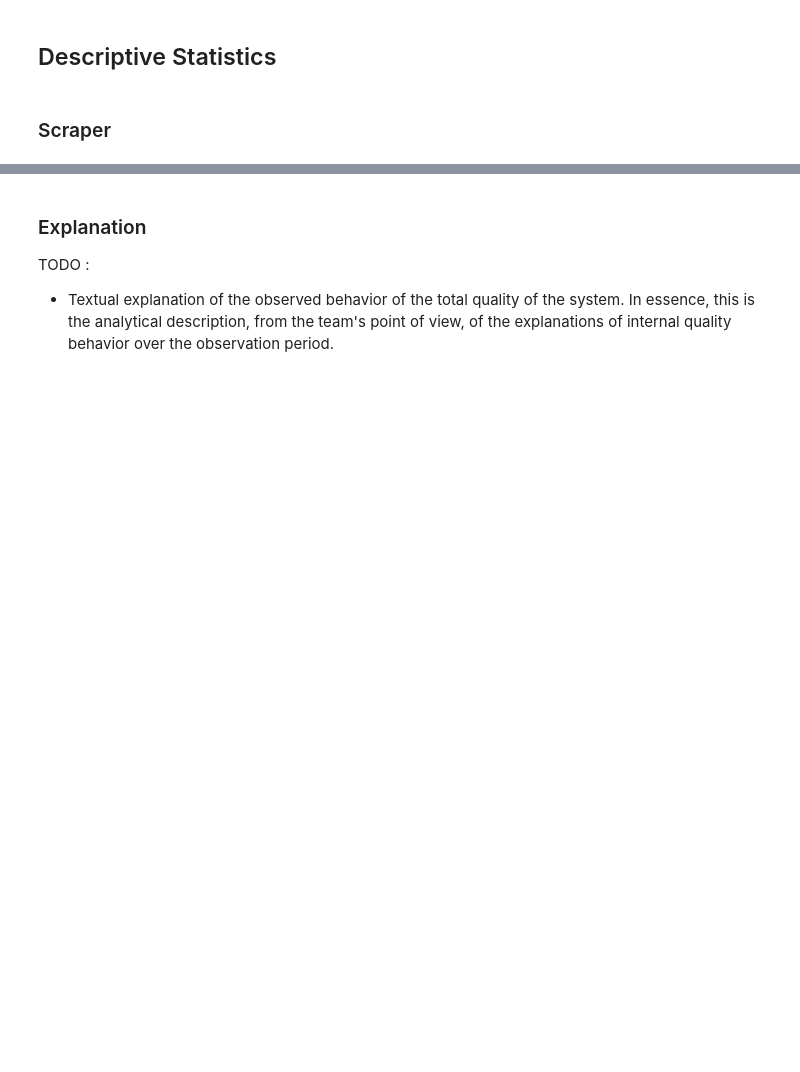
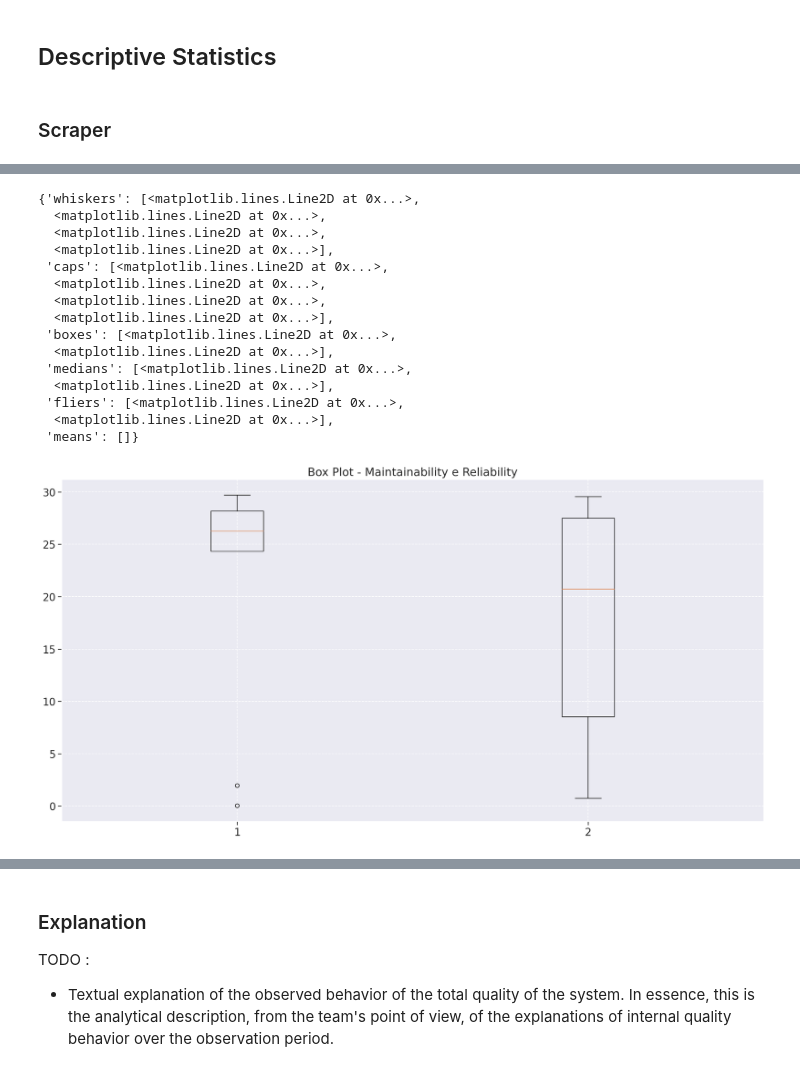
Before and after one commit to fga-eps-mds/2021.1-PCT-Docs, a Jupyter notebook: analytics-notebooks/analytics.ipynb, the cells around one changed output, grey strips where cells are left out. Drawn from its saved outputs; the diff is of its cells as text; code cells hidden in the pictures; blank space fills up the shorter version.

```diff
--- a/analytics-notebooks/analytics.ipynb
+++ b/analytics-notebooks/analytics.ipynb
@@ -471,8 +551,25 @@ ax.set_title('Matriz de Correção - Maintainability e Reliability')
 # %%
 fig = plt.figure(figsize=(20, 10))
 
 plt.title('Box Plot - Maintainability e Reliability')
-plt.boxplot(maintainability_descriptive)
+plt.boxplot(descriptive_df)
+# %% [output]
+{'whiskers': [<matplotlib.lines.Line2D at 0x...>,
+  <matplotlib.lines.Line2D at 0x...>,
+  <matplotlib.lines.Line2D at 0x...>,
+  <matplotlib.lines.Line2D at 0x...>],
+ 'caps': [<matplotlib.lines.Line2D at 0x...>,
+  <matplotlib.lines.Line2D at 0x...>,
+  <matplotlib.lines.Line2D at 0x...>,
+  <matplotlib.lines.Line2D at 0x...>],
+ 'boxes': [<matplotlib.lines.Line2D at 0x...>,
+  <matplotlib.lines.Line2D at 0x...>],
+ 'medians': [<matplotlib.lines.Line2D at 0x...>,
+  <matplotlib.lines.Line2D at 0x...>],
+ 'fliers': [<matplotlib.lines.Line2D at 0x...>,
+  <matplotlib.lines.Line2D at 0x...>],
+ 'means': []}
+[figure, added]
 # %%
 fig = plt.figure(figsize=(20, 10))
 
```
Also changed, not shown: parts of 23 cells of this notebook.
